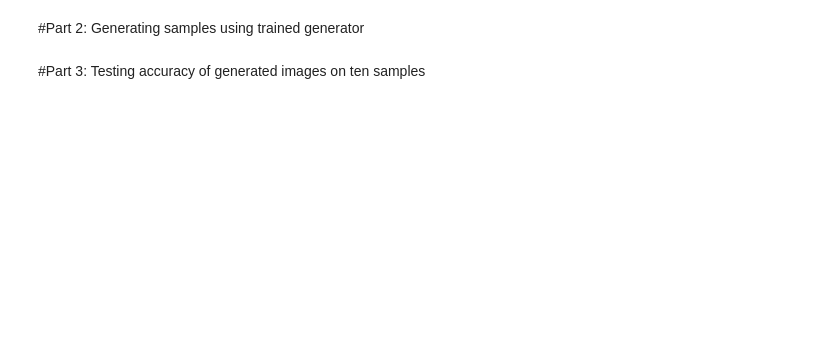
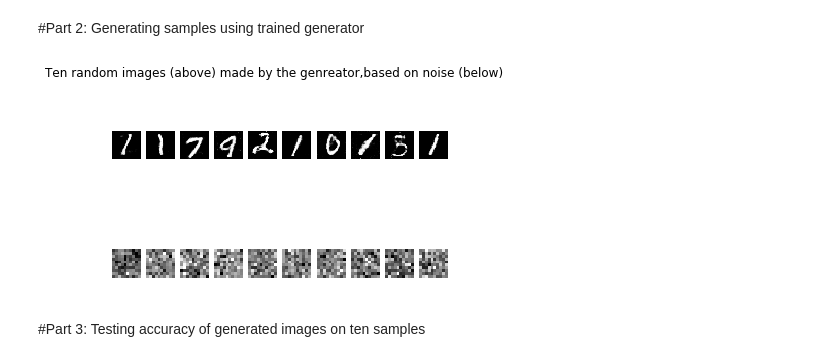
Before and after one commit to omanshuthapliyal/ML2Coursework, a Jupyter notebook: Omanshu_Thapliyal_GAN.ipynb, the cells around one changed output. Saved outputs shown, nothing was run; the diff lists cells and outputs as text; code cells hidden in the pictures; blank space fills up the shorter version.

```diff
--- a/Omanshu_Thapliyal_GAN.ipynb
+++ b/Omanshu_Thapliyal_GAN.ipynb
@@ -209,25 +321,25 @@ Answer the following questions:
-# %%
-# Visualize generated noise
-r, c = 2, 5
-fig, axs = plt.subplots(r, c)
-cnt = 0
-for i in range(r):
-    for j in range(c):
-        axs[i,j].imshow((noise[cnt].reshape(10, 10)), cmap='gray')
-        axs[i,j].axis('off')
-        cnt += 1
-plt.show()
-# %%
-# Visualize generated samples
-r, c = 2, 5
-fig, axs = plt.subplots(r, c)
-cnt = 0
-for i in range(r):
-    for j in range(c):
-        axs[i,j].imshow((generated_images[cnt].reshape(28, 28)), cmap='gray')
-        axs[i,j].axis('off')
-        cnt += 1
-plt.show()
+# %%
+# Generate ten images from Gaussian noise using the trained generator from Part 1
+ctr = 0
+r = 2
+c = 10
+fig, axs = plt.subplots(r, c)
+# for i in range(r):
+images = np.empty((c,28*28))
+for j in range(c):
+  noise=np.random.normal(loc=0.0, scale=1.0, size=(1,100))
+  gen_img = generator.predict(noise)
+  gen_img = 0.5 * gen_img + 0.5
+  axs[0,j].imshow((gen_img.reshape(28, 28)), cmap='gray')
+  axs[0,j].axis('off')
+  axs[1,j].imshow((noise.reshape(10, 10)), cmap='gray')
+  axs[1,j].axis('off')
+  images[j,:] = gen_img
+  ctr += 1
+plt.suptitle("Ten random images (above) made by the genreator,based on noise (below)")
+plt.show()
+# %% [output]
+[figure, added]
 # %% [markdown]
 #Part 3: Testing accuracy of generated images on ten samples
 # %%
```
Also changed, not shown: parts of 22 cells of this notebook.
